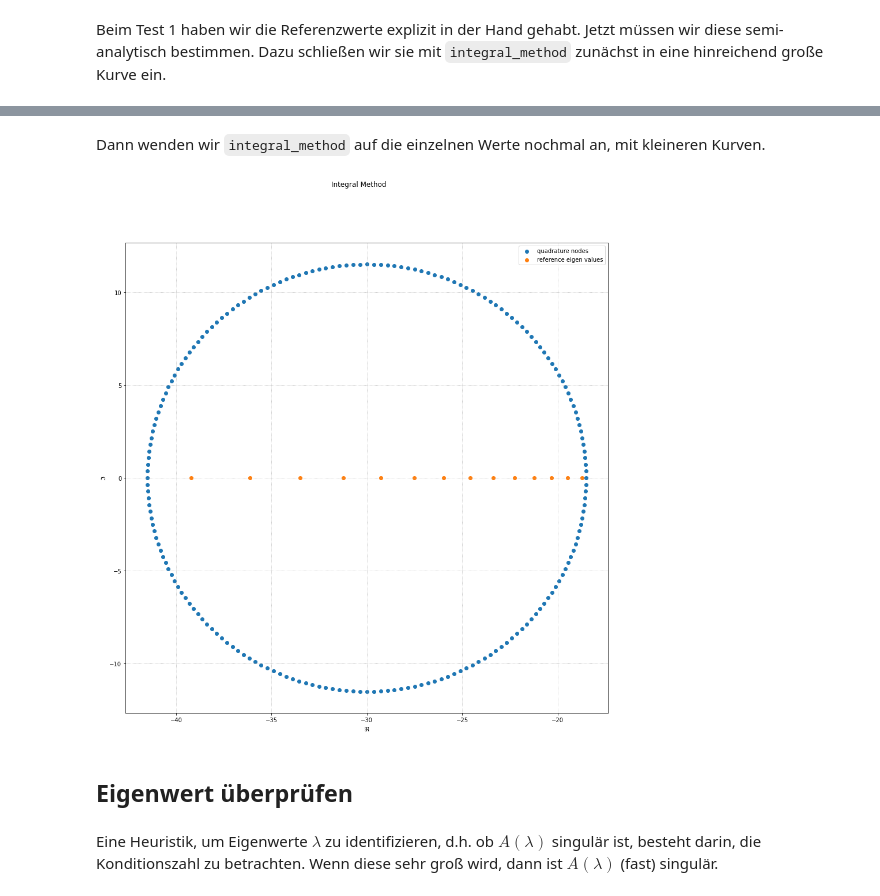
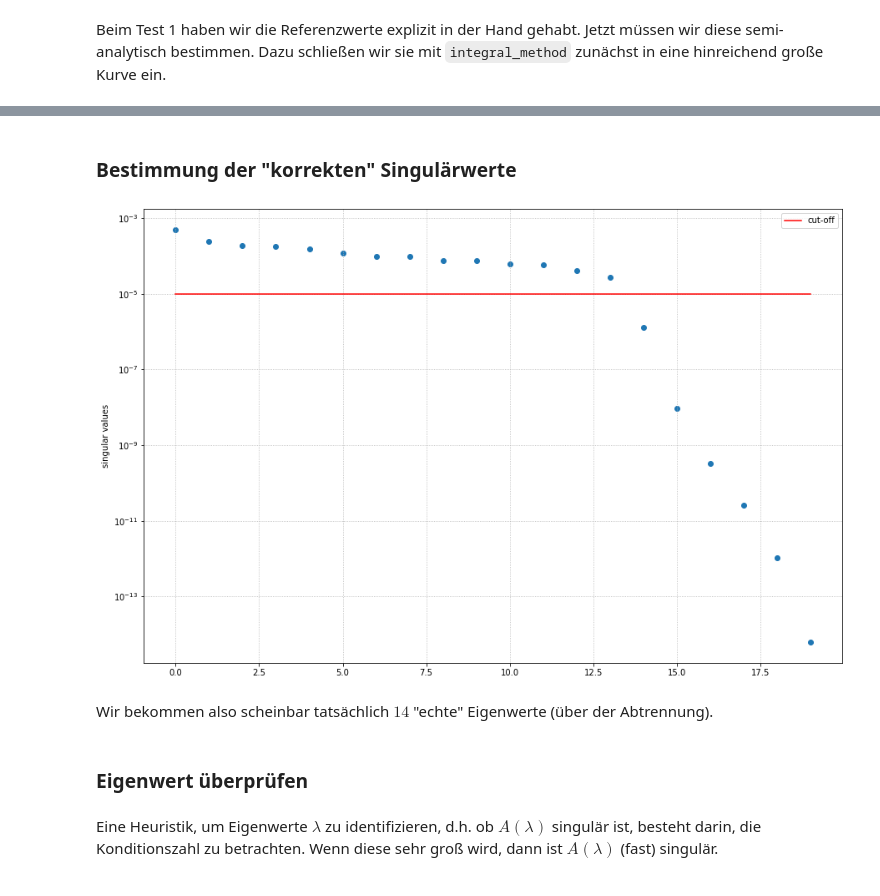
Before and after one commit to MrWhiteRichard/Fundament-Mathematik, a Jupyter notebook: WS_2020-21/SemNumLinAlg/Nichtlineare Eigenwertprobleme/Code/hadeler_problem.ipynb, the cells around one changed output, grey strips where cells are left out. Drawn from its saved outputs; the diff is of its cells as text; code cells hidden in the pictures.

```diff
--- a/WS_2020-21/SemNumLinAlg/Nichtlineare Eigenwertprobleme/Code/hadeler_problem.ipynb
+++ b/WS_2020-21/SemNumLinAlg/Nichtlineare Eigenwertprobleme/Code/hadeler_problem.ipynb
@@ -34,12 +127,14 @@ Jetzt müssen wir diese semi-analytisch bestimmen.
 Dazu schließen wir sie mit `integral_method` zunächst in eine hinreichend große Kurve ein.
 # %%
 j = 20
-m = 200
+m = 100
 R = 11.5
 z = -30
-tol = 1e-6
+tol = 1e-5
 
 quadrature_nodes = [R * (omega(m) ** nu) + z for nu in range(m)]
 
-eigen_values_approx = integral_method(T, N, j, m, R, z, tol)
+debug_dict = integral_method(T, N, j, m, R, z, tol, True)
+eigen_values_ref = debug_dict["eigen_values"]
+sigma_full = debug_dict["Sigma_full"]
 eigen_values_fake   = integral_method(T, N, j, m, R, z, 0)
@@ -57,35 +141,26 @@ plot_complex(
-# %% [markdown]
-Dann wenden wir `integral_method` auf die einzelnen Werte nochmal an, mit kleineren Kurven.
-# %%
-# we expect only 1 eigen_value
-j = 1
-
-# we do not need that many quadrature nodes
-m = 50
-
-# make radius with smaller radius
-# the center point z will be each eigen value
-R = 0.5
-
-# leave tolerance as is
-tol = 1e-6
-
-eigen_values_ref = [
-    integral_method(T, N, j, m, R, eigen_value, tol)[0]
-    for eigen_value in eigen_values_approx
-]
-# %%
-title = 'Integral Method'
-legend = ('quadrature nodes', 'reference eigen values')
-
-plot_complex(
-    [quadrature_nodes, eigen_values_ref],
-    title, legend
-)
-# %% [output]
-[figure, removed]
+# %% [markdown]
+### Bestimmung der "korrekten" Singulärwerte
+# %%
+ax = plt.figure(figsize = (15, 10)).gca()
+ax.scatter(range(len(sigma_full)), sigma_full)
+ax.plot(
+    range(len(sigma_full)),
+    [tol] * len(sigma_full), color = "r", label = "cut-off"
+)
+ax.set_yscale("log")
+
+ax.set_ylabel("singular values")
+
+ax.grid(linestyle = ':')
+
+ax.legend()
+plt.show()
+# %% [output]
+[figure, added]
+# %% [markdown]
+Wir bekommen also scheinbar tatsächlich $14$ "echte" Eigenwerte (über der Abtrennung).
 # %% [markdown]
-## Eigenwert überprüfen
+### Eigenwert überprüfen
 # %% [markdown]
 Eine Heuristik, um Eigenwerte $\lambda$ zu identifizieren, d.h. ob $A(\lambda)$ singulär ist, besteht darin, die Konditionszahl zu betrachten.
 Wenn diese sehr groß wird, dann ist $A(\lambda)$ (fast) singulär.
```
Also changed, not shown: parts of 23 cells of this notebook, 1 other file.
